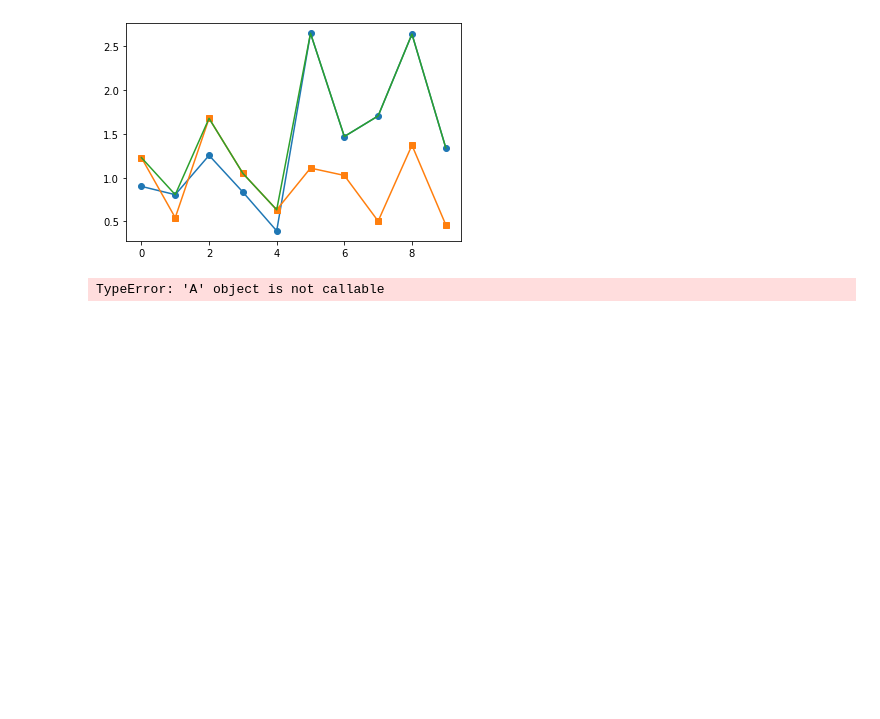
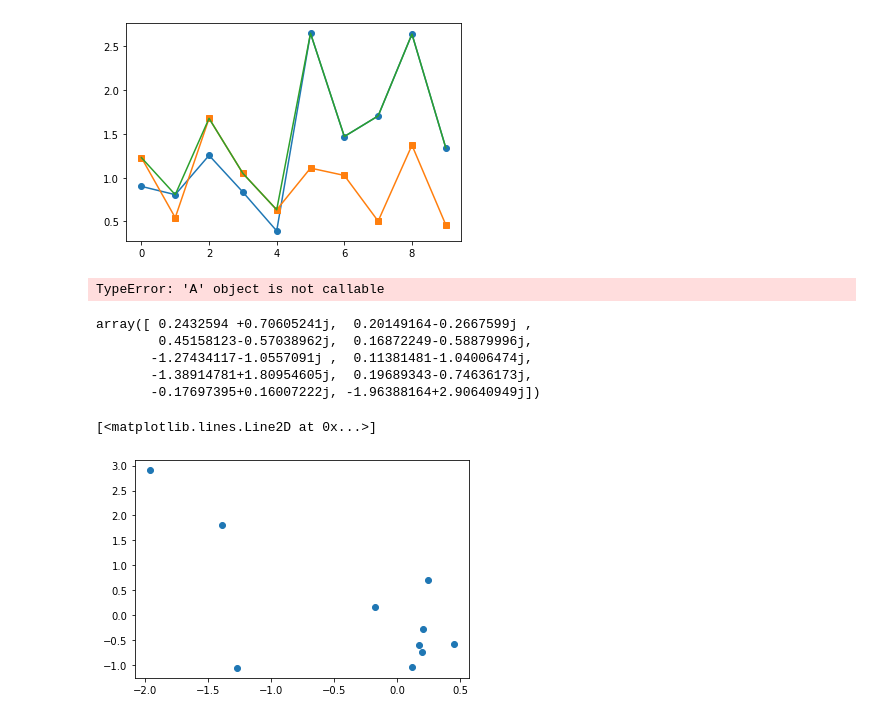
Before and after one commit to IISL-HYU/comm, a Jupyter notebook: practice.ipynb, the cells around one changed output. Drawn from its saved outputs; the diff is of its cells as text; code cells hidden in the pictures; blank space fills up the shorter version.

```diff
--- a/practice.ipynb
+++ b/practice.ipynb
@@ -322,3 +322,21 @@ plt.plot(np.max(np.abs(y), axis=0)[:10])
 main()
 # %% [output]
 TypeError: 'A' object is not callable
+# %%
+x_r = np.random.randn(10)
+x_i = np.random.randn(10)
+x = x_r + 1j * x_i
+cp_r = []
+# %%
+x
+# %% [output]
+array([ 0.2432594 +0.70605241j,  0.20149164-0.2667599j ,
+        0.45158123-0.57038962j,  0.16872249-0.58879996j,
+       -1.27434117-1.0557091j ,  0.11381481-1.04006474j,
+       -1.38914781+1.80954605j,  0.19689343-0.74636173j,
+       -0.17697395+0.16007222j, -1.96388164+2.90640949j])
+# %%
+plt.plot(x_r, x_i, 'o')
+# %% [output]
+[<matplotlib.lines.Line2D at 0x...>]
+[figure, added]
```
Also changed, not shown: parts of 9 cells of this notebook.
